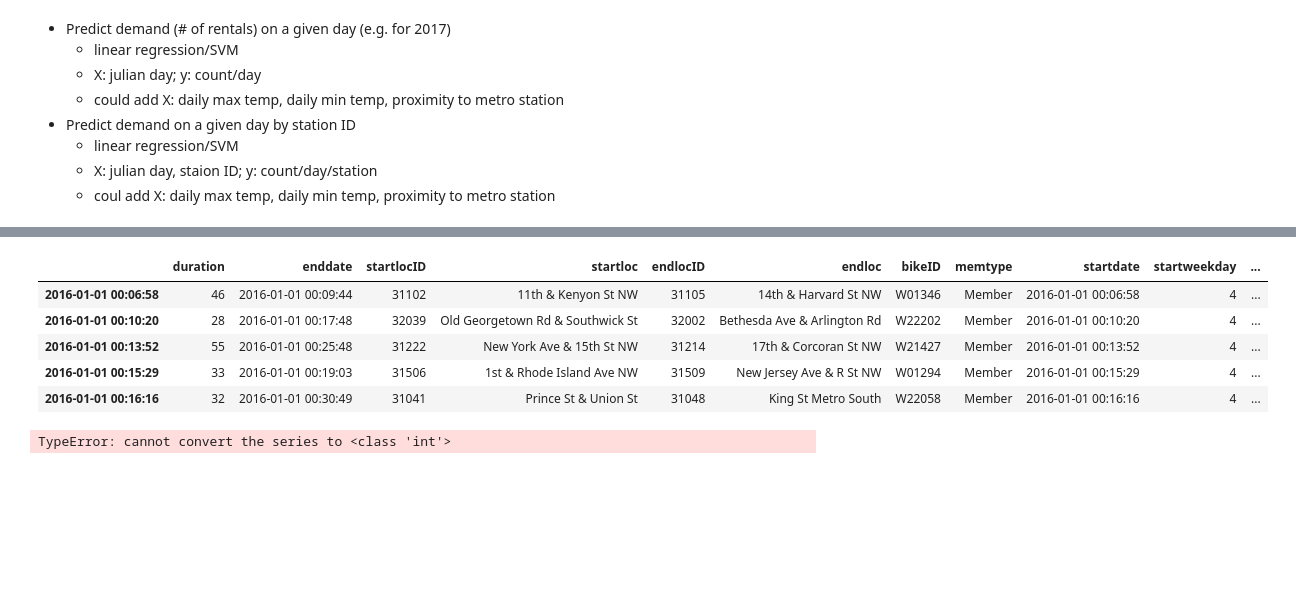
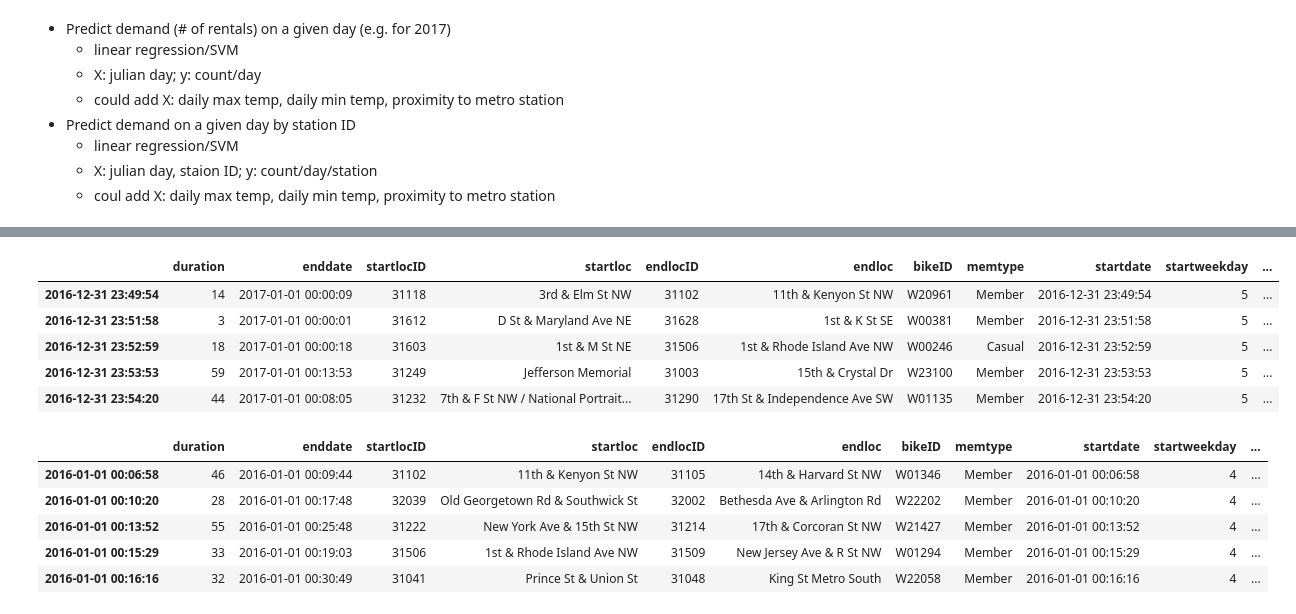
Before and after one commit to mskaerthomason/Springboard-Capstone-1, a Jupyter notebook: CapstoneDrafts/Bikeshare_analysis.ipynb, the cells around one changed output, grey strips where cells are left out. Cells and saved outputs as stored; diff of their text form; code cells hidden in the pictures; blank space fills up the shorter version.

```diff
--- a/CapstoneDrafts/Bikeshare_analysis.ipynb
+++ b/CapstoneDrafts/Bikeshare_analysis.ipynb
@@ -118,19 +134,18 @@ from pandas.io.json import json_normalize
 # %%
-#add julian day column, break dates into month and day
+#add time tracking column (days from 2016-01-01), break dates into month and day
 from datetime import datetime as dt
-bike2016['ordinal'] = bike2016['startdate'].apply(lambda o: o.toordinal())
-bike2016.head()
+starttime = datetime.strptime('2016-01-01', '%Y-%m-%d')
+bike2016['timeDelt'] = bike2016['startdate'].apply(lambda d: (d - starttime).days)
-# %% [output]
-|  | duration | enddate | startlocID | startloc | endlocID | endloc | bikeID | memtype | startdate | startweekday | ... |
-| 2016-01-01 00:06:58 | 46 | 2016-01-01 00:09:44 | 31102 | 11th & Kenyon St NW | 31105 | 14th & Harvard St NW | W01346 | Member | 2016-01-01 00:06:58 | 4 | ... |
-| 2016-01-01 00:10:20 | 28 | 2016-01-01 00:17:48 | 32039 | Old Georgetown Rd & Southwick St | 32002 | Bethesda Ave & Arlington Rd | W22202 | Member | 2016-01-01 00:10:20 | 4 | ... |
-| 2016-01-01 00:13:52 | 55 | 2016-01-01 00:25:48 | 31222 | New York Ave & 15th St NW | 31214 | 17th & Corcoran St NW | W21427 | Member | 2016-01-01 00:13:52 | 4 | ... |
-| 2016-01-01 00:15:29 | 33 | 2016-01-01 00:19:03 | 31506 | 1st & Rhode Island Ave NW | 31509 | New Jersey Ave & R St NW | W01294 | Member | 2016-01-01 00:15:29 | 4 | ... |
-| 2016-01-01 00:16:16 | 32 | 2016-01-01 00:30:49 | 31041 | Prince St & Union St | 31048 | King St Metro South | W22058 | Member | 2016-01-01 00:16:16 | 4 | ... |
+# %%
+bike2016.tail()
+# %% [output]
+|  | duration | enddate | startlocID | startloc | endlocID | endloc | bikeID | memtype | startdate | startweekday | ... |
+| 2016-12-31 23:49:54 | 14 | 2017-01-01 00:00:09 | 31118 | 3rd & Elm St NW | 31102 | 11th & Kenyon St NW | W20961 | Member | 2016-12-31 23:49:54 | 5 | ... |
+| 2016-12-31 23:51:58 | 3 | 2017-01-01 00:00:01 | 31612 | D St & Maryland Ave NE | 31628 | 1st & K St SE | W00381 | Member | 2016-12-31 23:51:58 | 5 | ... |
+| 2016-12-31 23:52:59 | 18 | 2017-01-01 00:00:18 | 31603 | 1st & M St NE | 31506 | 1st & Rhode Island Ave NW | W00246 | Casual | 2016-12-31 23:52:59 | 5 | ... |
+| 2016-12-31 23:53:53 | 59 | 2017-01-01 00:13:53 | 31249 | Jefferson Memorial | 31003 | 15th & Crystal Dr | W23100 | Member | 2016-12-31 23:53:53 | 5 | ... |
+| 2016-12-31 23:54:20 | 44 | 2017-01-01 00:08:05 | 31232 | 7th & F St NW / National Portrait... | 31290 | 17th St & Independence Ave SW | W01135 | Member | 2016-12-31 23:54:20 | 5 | ... |
 # %%
-bike2016['Year'] = dt(bike2016['startdate']).year
-bike2016['Month'] = bike2016['startdate'].month
-bike2016['Day'] = bike2016['startdate'].day
-bike2016.head()
+bike2016['Year'] = bike2016['startdate'].apply(lambda t: t.year)
+bike2016['Month'] = bike2016['startdate'].apply(lambda t: t.month)
+bike2016['Day'] = bike2016['startdate'].apply(lambda t: t.day)
-# %% [output]
-TypeError: cannot convert the series to <class 'int'>
@@ -138,0 +152,9 @@ TypeError: cannot convert the series to <class 'int'>
+# %%
+bike2016.head()
+# %% [output]
+|  | duration | enddate | startlocID | startloc | endlocID | endloc | bikeID | memtype | startdate | startweekday | ... |
+| 2016-01-01 00:06:58 | 46 | 2016-01-01 00:09:44 | 31102 | 11th & Kenyon St NW | 31105 | 14th & Harvard St NW | W01346 | Member | 2016-01-01 00:06:58 | 4 | ... |
+| 2016-01-01 00:10:20 | 28 | 2016-01-01 00:17:48 | 32039 | Old Georgetown Rd & Southwick St | 32002 | Bethesda Ave & Arlington Rd | W22202 | Member | 2016-01-01 00:10:20 | 4 | ... |
+| 2016-01-01 00:13:52 | 55 | 2016-01-01 00:25:48 | 31222 | New York Ave & 15th St NW | 31214 | 17th & Corcoran St NW | W21427 | Member | 2016-01-01 00:13:52 | 4 | ... |
+| 2016-01-01 00:15:29 | 33 | 2016-01-01 00:19:03 | 31506 | 1st & Rhode Island Ave NW | 31509 | New Jersey Ave & R St NW | W01294 | Member | 2016-01-01 00:15:29 | 4 | ... |
+| 2016-01-01 00:16:16 | 32 | 2016-01-01 00:30:49 | 31041 | Prince St & Union St | 31048 | King St Metro South | W22058 | Member | 2016-01-01 00:16:16 | 4 | ... |
```
Also changed, not shown: parts of 5 cells of this notebook, 1 other file.
